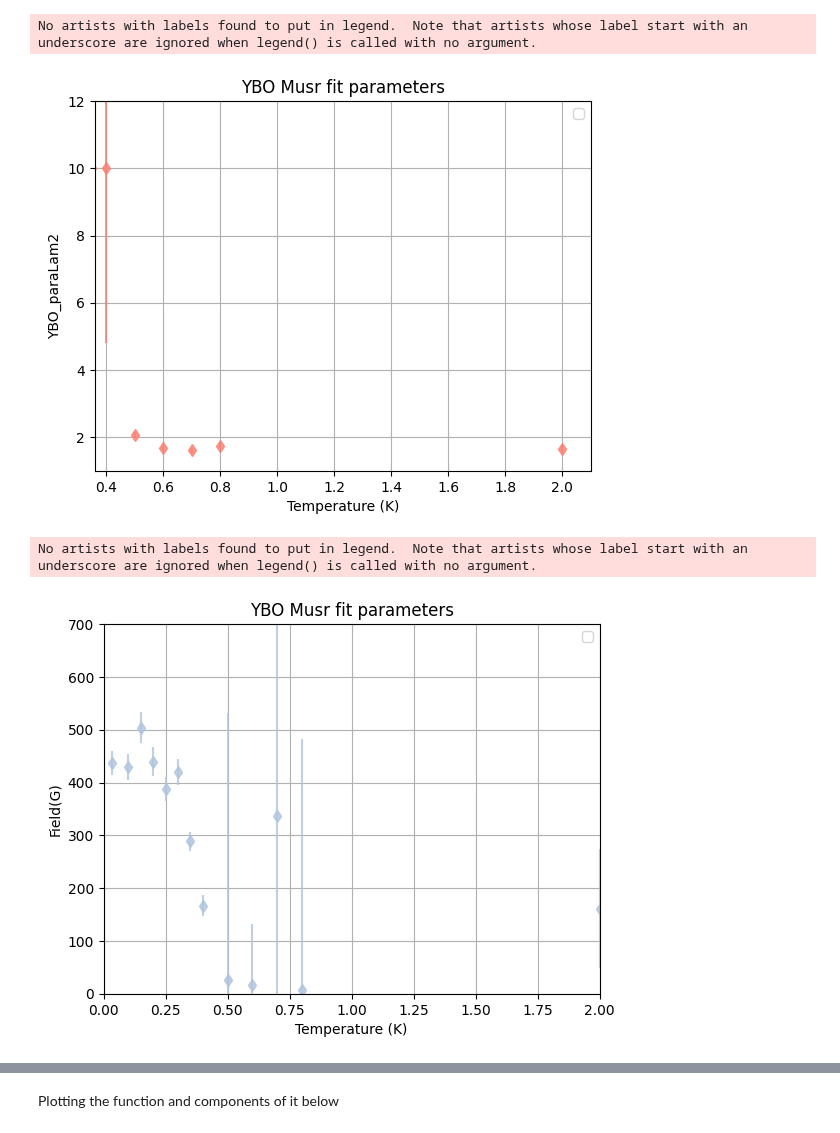
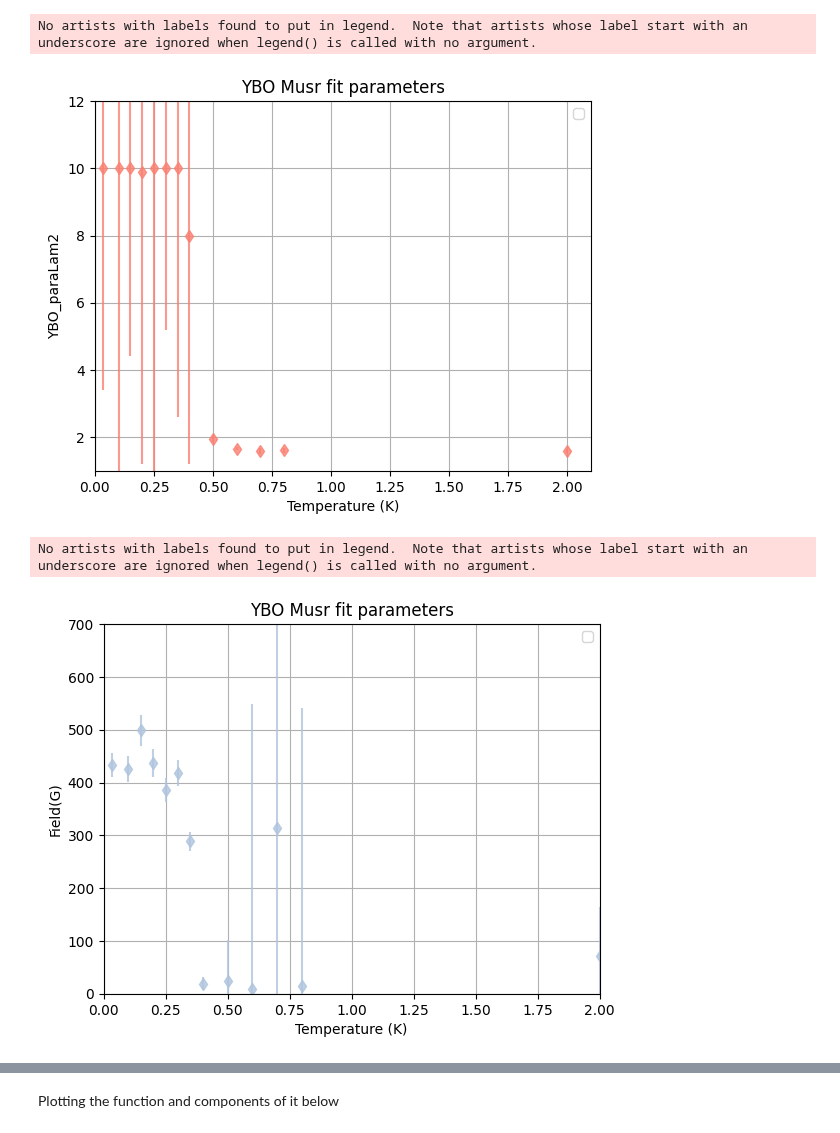
Before and after one commit to Brogan8813/strain-cell, a Jupyter notebook: PPMS_Data_and_Plotting/Plotting/MusrPlotting/New_format_plotting/Beta_1/New_Format_Plotting.ipynb, the cells around one changed output, grey strips where cells are left out. Cells and saved outputs as stored; diff of their text form; code cells hidden in the pictures.

```diff
--- a/PPMS_Data_and_Plotting/Plotting/MusrPlotting/New_format_plotting/Beta_1/New_Format_Plotting.ipynb
+++ b/PPMS_Data_and_Plotting/Plotting/MusrPlotting/New_format_plotting/Beta_1/New_Format_Plotting.ipynb
@@ -4,7 +4,7 @@ import matplotlib.pyplot as plt
 import numpy as np
 
 
-datafile = 'beta_fixed_post_lock_26_015.txt'
+datafile = 'beta1_July_08_002.txt'
 df = pd.read_csv(datafile, delim_whitespace=True)
 list(df)
 # %% [output]
@@ -126,27 +126,27 @@ No artists with labels found to put in legend.  Note that artists whose label st
 # %%
 #Plotting section using defined functions
 import pandas as pd
 import matplotlib.pyplot as plt
 import numpy as np
 
 
 df = pd.read_csv(datafile, delim_whitespace=True)
 
 
 plt.xlabel('Temperature (K)')
 plt.ylabel('YBO_paraLam2')
 plt.errorbar(df['dataT'], df['YBO_paraLam2_2461'], yerr=df['YBO_paraLam2_2461PosErr'], fmt="d", color='salmon', alpha=.8)
-plt.xlim((0.36,2.1))
+plt.xlim((0,2.1))
 plt.ylim((1, 12))
 
 #plt.axhline(0.2392,color = 'r', label='Original Asy_tot')
 plt.grid('both')
 plt.legend()
 plt.title('YBO Musr fit parameters')
 plt.show()
 # %% [output]
 No artists with labels found to put in legend.  Note that artists whose label start with an underscore are ignored when legend() is called with no argument.
-[figure, old version]
+[figure, new version]
 # %%
 #Plotting section using defined functions
 import pandas as pd
@@ -170,7 +170,7 @@ plt.title('YBO Musr fit parameters')
 plt.show()
 # %% [output]
 No artists with labels found to put in legend.  Note that artists whose label start with an underscore are ignored when legend() is called with no argument.
-[figure, old version]
+[figure, new version]
 # %%
 
 #Plotting section using defined functions
```
Also changed, not shown: parts of 6 cells of this notebook, 5 other files.
